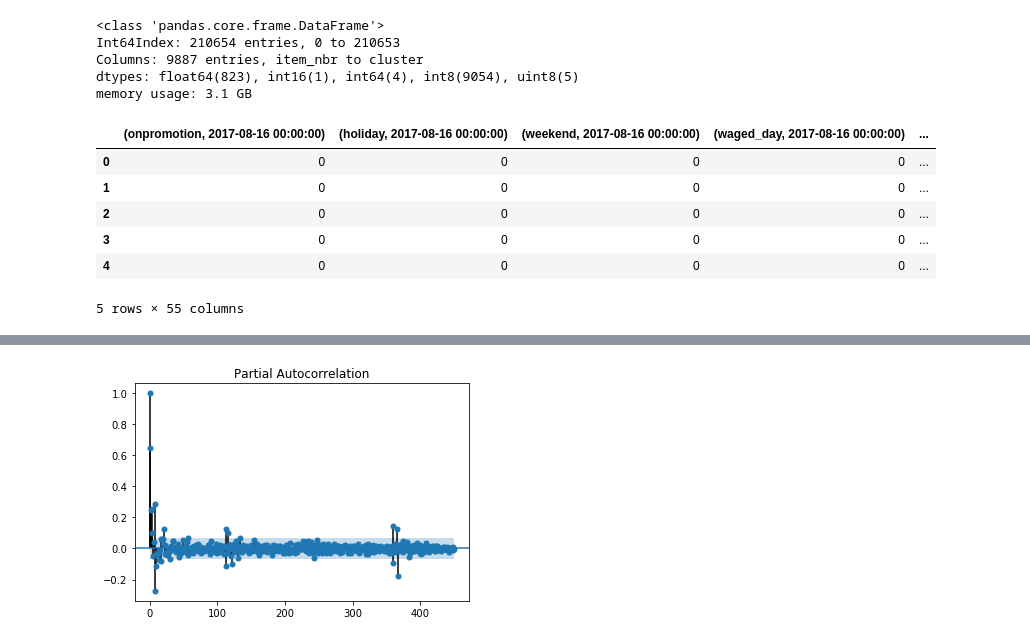
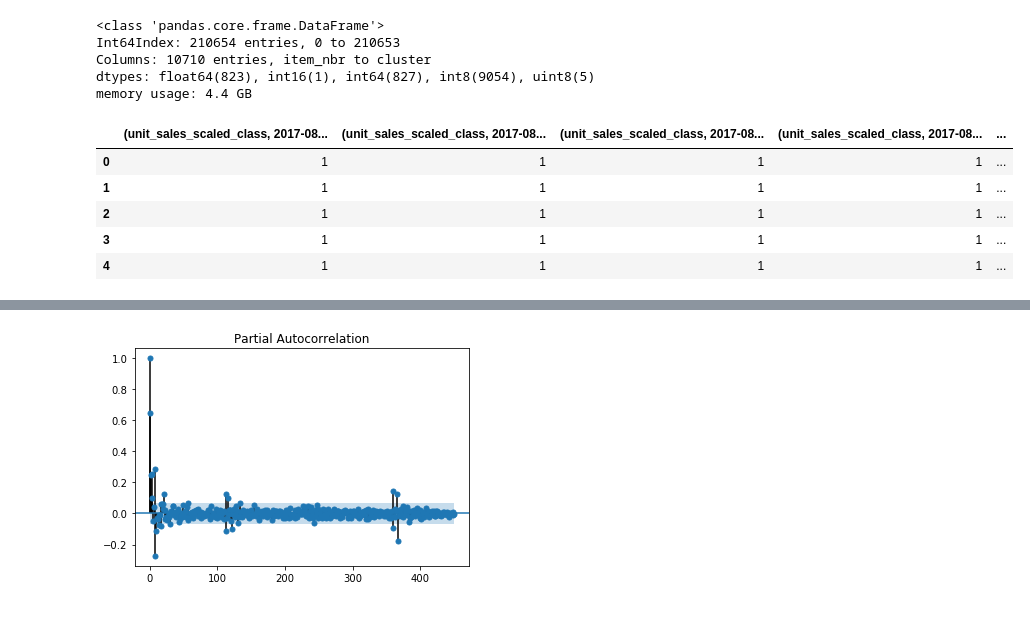
Before and after one commit to dchirikov/kg-favorita-grocery-sales-forecasting, a Jupyter notebook: 14-02.ipynb, the cells around one changed output, grey strips where cells are left out. Cells and saved outputs as stored; diff of their text form; code cells hidden in the pictures.

```diff
--- a/14-02.ipynb
+++ b/14-02.ipynb
@@ -65,0 +72,15 @@ Wall time: 5min 30s
+# %%
+%%time
+sales_min = df['unit_sales_scaled'].min()
+sales_max = df['unit_sales_scaled'].max()
+nbins = 100
+bins = np.arange(sales_min, sales_max, (sales_max - sales_min)/nbins)
+df['unit_sales_scaled_class'] = np.digitize(df['unit_sales_scaled'], bins)
+
+bins = np.arange(sales_min, sales_max+step, step)
+bin_hist = np.histogram(df['unit_sales_scaled'], bins)
+bin_hist = bin_hist[0][bin_hist[0] != 0]
+bin_weights = np.sqrt(bin_hist) / bin_hist
+
+oh_enc = LabelBinarizer()
+oh_enc.fit(df['unit_sales_scaled_class'])
@@ -66,6 +99,17 @@ Wall time: 5min 30s
 # %%
 %%time
-ts_columns = df.columns[3:]
+#ts_columns = df.columns[3:]
+ts_columns = [
+    'unit_sales_scaled', 'unit_sales_scaled_class',
+    'onpromotion','holiday', 'weekend', 'waged_day',
+    'dow_0', 'dow_1', 'dow_2', 'dow_3', 'dow_4', 'dow_5', 'dow_6'
+]
+
+ts_columns_wo_class = [
+    'unit_sales_scaled',
+    'onpromotion','holiday', 'weekend', 'waged_day',
+    'dow_0', 'dow_1', 'dow_2', 'dow_3', 'dow_4', 'dow_5', 'dow_6'
+]
 
 attr_cols = [
     'store_nbr', 'n_city', 'n_state', 'n_type', 'cluster',
@@ -90,45 +134,45 @@ df_pivot.info()
 # %% [output]
 <class 'pandas.core.frame.DataFrame'>
 Int64Index: 210654 entries, 0 to 210653
-Columns: 9887 entries, item_nbr to cluster
-dtypes: float64(823), int16(1), int64(4), int8(9054), uint8(5)
-memory usage: 3.1 GB
+Columns: 10710 entries, item_nbr to cluster
+dtypes: float64(823), int16(1), int64(827), int8(9054), uint8(5)
+memory usage: 4.4 GB
 # %%
-def get_date_cols(date, history=20, predict_days=16, ts_columns=ts_columns, skip=0):
+def get_date_cols(date, history=20, predict_days=16, ts_columns=ts_columns_wo_class, skip=0):
                   #date, days=1, attr_cols=attr_columns_wo_means, ts_cols=ts_columns, attr=True):
 
     if type(date) != pd.Timestamp:
         date = pd.to_datetime(date)
 
     X_start_date = date - pd.Timedelta('{} days'.format(history-1))
     #X_end_date = date
     y_start_date = date + pd.Timedelta('{} days'.format(skip+1))
     #y_end_date = date + pd.Timedelta('{} days'.format(predict_days))
 
-    X_cols, y_cols, y_day_attr_cols = [], [], []
+    X_cols, y_cols_class, y_cols_values, y_cols_day_attr  = [], [], [], []
 
     for d in pd.date_range(X_start_date, periods=history, freq='D'):
         for elem in ts_columns:
             X_cols.append((elem, d))
 
     for d in pd.date_range(y_start_date, periods=predict_days, freq='D'):
-        y_cols.append(('unit_sales_scaled', d))
+        y_cols_class.append(('unit_sales_scaled_class', d))
+        y_cols_values.append(('unit_sales_scaled', d))
         for elem in ts_columns[1:]:
-            y_day_attr_cols.append((elem, d))
+            y_cols_day_attr.append((elem, d))
 
-    return X_cols, y_cols, y_day_attr_cols
+    return X_cols, y_cols_class, y_cols_values, y_cols_day_attr
 
 
 
-X_cols, y_cols, y_day_attr_cols = get_date_cols('2017-08-15', predict_days=5)
+X_cols, y_cols_class, y_cols_values, y_cols_day_attr = get_date_cols('2017-08-15', predict_days=5)
 
-df_pivot.head().loc[:, y_day_attr_cols]
+df_pivot.head().loc[:, y_cols_class]
 # %% [output]
-|  | (onpromotion, 2017-08-16 00:00:00) | (holiday, 2017-08-16 00:00:00) | (weekend, 2017-08-16 00:00:00) | (waged_day, 2017-08-16 00:00:00) | ... |
-| 0 | 0 | 0 | 0 | 0 | ... |
-| 1 | 0 | 0 | 0 | 0 | ... |
-| 2 | 0 | 0 | 0 | 0 | ... |
-| 3 | 0 | 0 | 0 | 0 | ... |
-| 4 | 0 | 0 | 0 | 0 | ... |
+|  | (unit_sales_scaled_class, 2017-08... | (unit_sales_scaled_class, 2017-08... | (unit_sales_scaled_class, 2017-08... | (unit_sales_scaled_class, 2017-08... | ... |
+| 0 | 1 | 1 | 1 | 1 | ... |
+| 1 | 1 | 1 | 1 | 1 | ... |
+| 2 | 1 | 1 | 1 | 1 | ... |
+| 3 | 1 | 1 | 1 | 1 | ... |
+| 4 | 1 | 1 | 1 | 1 | ... |
-5 rows × 55 columns
 # %%
```
Also changed, not shown: parts of 21 cells of this notebook, 1 other file.
